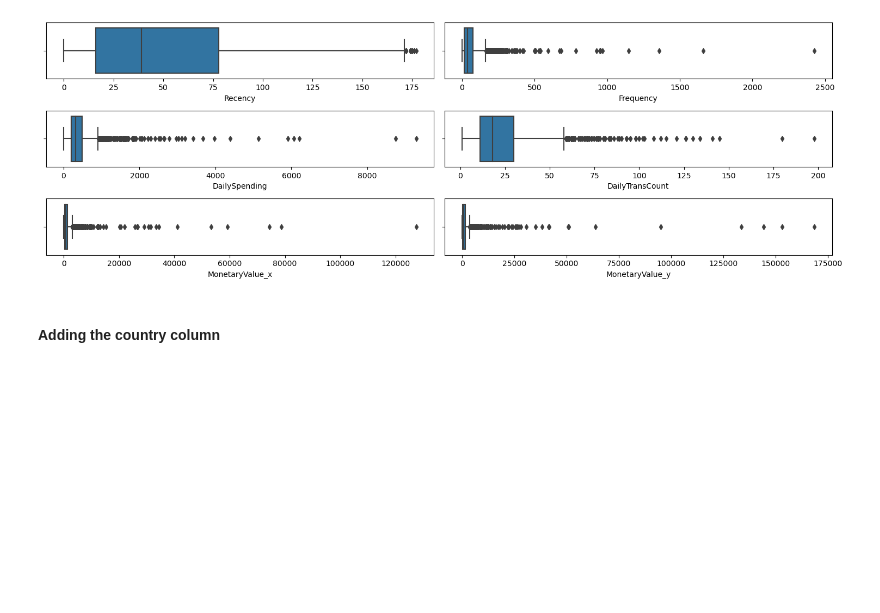
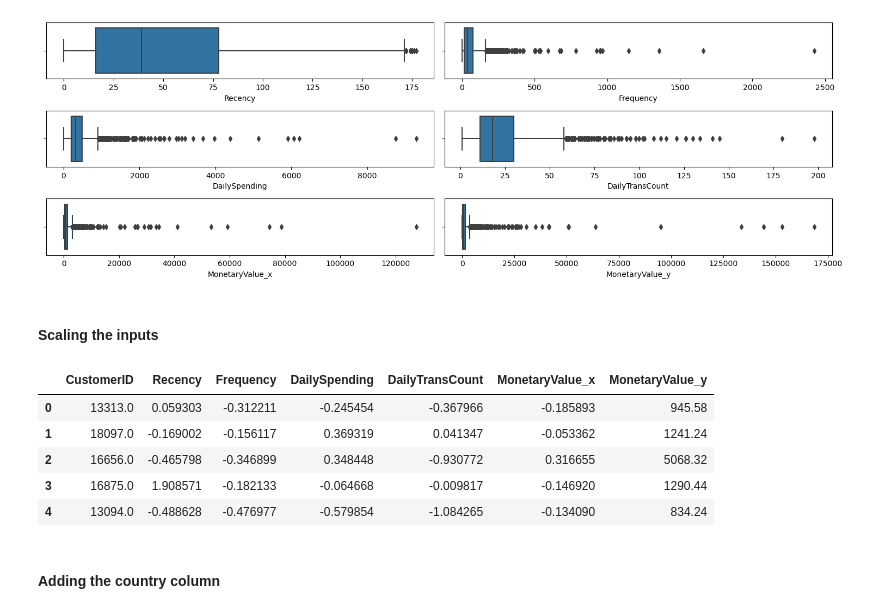
Before and after one commit to vubanc/AWS_DeployedCLVPredictor, a Jupyter notebook: Data Wrangling.ipynb, the cells around one changed output. Saved outputs shown, nothing was run; the diff lists cells and outputs as text; code cells hidden in the pictures; blank space fills up the shorter version.

```diff
--- a/Data Wrangling.ipynb
+++ b/Data Wrangling.ipynb
@@ -327 +327,3 @@ df_customers = pd.DataFrame(knn_imputer.fit_transform(df_imputed))
 df_customers.columns = ["CustomerID", "Recency", "Frequency", "DailySpending", "DailyTransCount", "MonetaryValue_x", "MonetaryValue_y"]
+# %% [markdown]
+#### Scaling the inputs
@@ -328,3 +339,12 @@ df_customers.columns = ["CustomerID", "Recency", "Frequency", "DailySpending", "
+# %%
+df_customers.head()
+# %% [output]
+|  | CustomerID | Recency | Frequency | DailySpending | DailyTransCount | MonetaryValue_x | MonetaryValue_y |
+| 0 | 13313.0 | 0.059303 | -0.312211 | -0.245454 | -0.367966 | -0.185893 | 945.58 |
+| 1 | 18097.0 | -0.169002 | -0.156117 | 0.369319 | 0.041347 | -0.053362 | 1241.24 |
+| 2 | 16656.0 | -0.465798 | -0.346899 | 0.348448 | -0.930772 | 0.316655 | 5068.32 |
+| 3 | 16875.0 | 1.908571 | -0.182133 | -0.064668 | -0.009817 | -0.146920 | 1290.44 |
+| 4 | 13094.0 | -0.488628 | -0.476977 | -0.579854 | -1.084265 | -0.134090 | 834.24 |
 # %% [markdown]
 #### Adding the country column
 # %%
```
Also changed, not shown: parts of 5 cells of this notebook.
